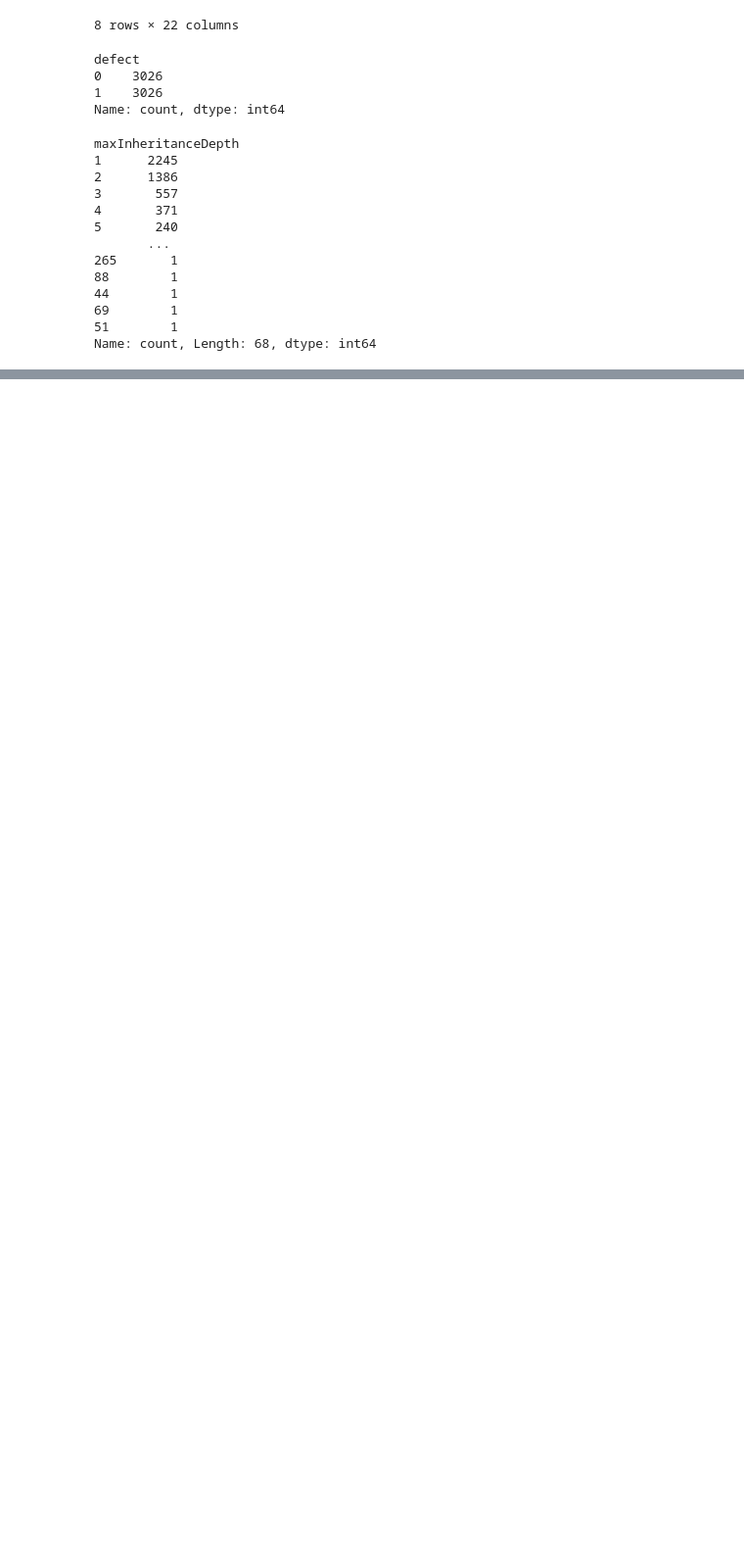
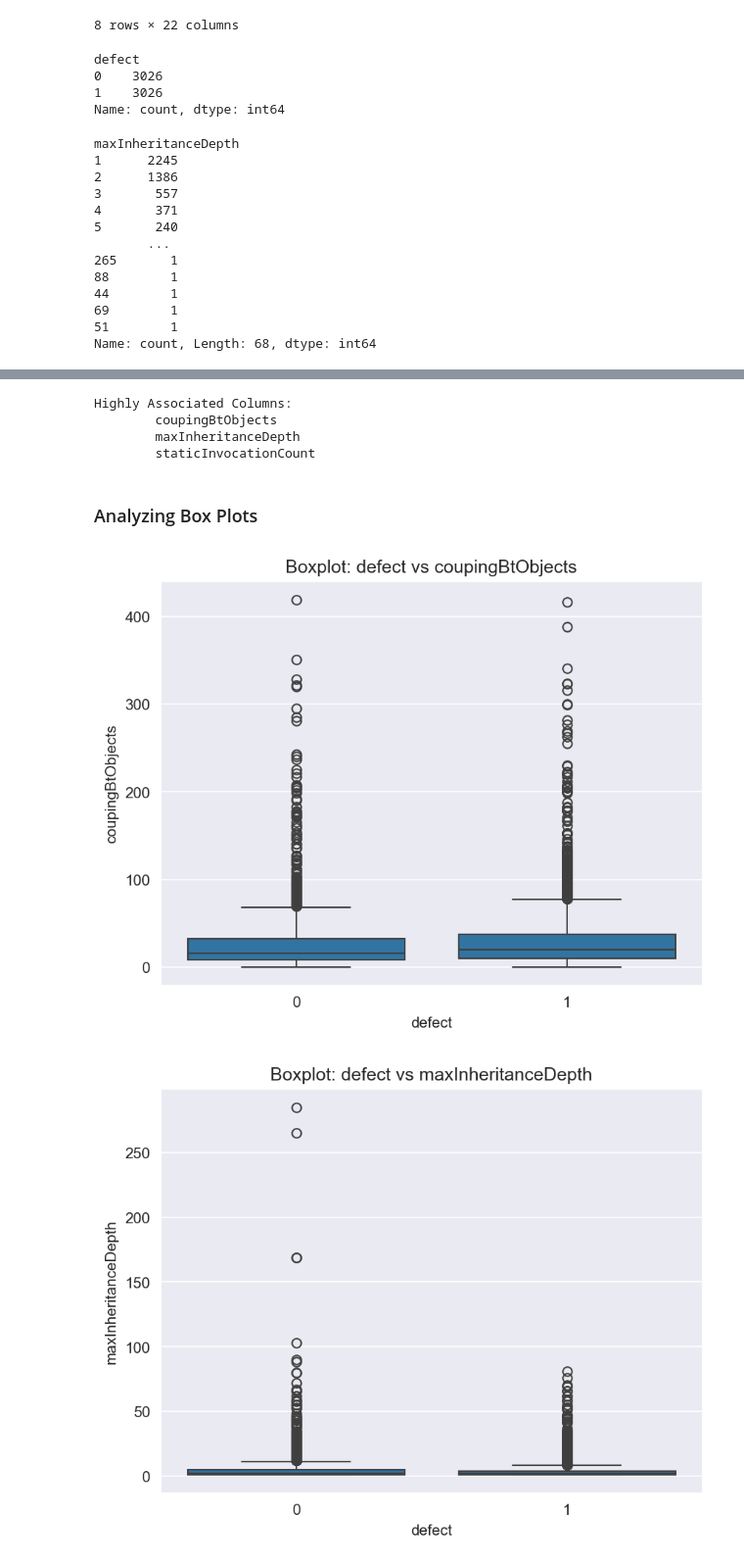
Before and after one commit to Snakekill88/AI_Tools_Final_Project, a Jupyter notebook: AI_Tools_Final_Project.ipynb, the cells around one changed output, grey strips where cells are left out. Shown at 98% size. Cells and saved outputs as stored; diff of their text form; code cells hidden in the pictures; blank space fills up the shorter version.

```diff
--- a/AI_Tools_Final_Project.ipynb
+++ b/AI_Tools_Final_Project.ipynb
@@ -239,0 +250,7 @@ Name: count, Length: 68, dtype: int64
+# %%
+DEFECT_COL = 'defect'
+
+INPUT_COLUMNS = [x for x in metrics_dataframe.columns if x != DEFECT_COL and x != 'SHA']
+
+print(len(INPUT_COLUMNS))
+print(INPUT_COLUMNS)
@@ -239,0 +260,5 @@ Name: count, Length: 68, dtype: int64
+# %%
+def create_boxplot(df, cat_col, y_col):
+    sns.boxplot(data=df, x=cat_col, y=y_col)
+    plt.title(f'Boxplot: {cat_col} vs {y_col}')
+    plt.show()
@@ -239,0 +273,13 @@ Name: count, Length: 68, dtype: int64
+# %%
+def perform_kruskal_wallis(df, cat_col, y_col):
+    groups = [df[y_col][df[cat_col] == category] for category in df[cat_col].unique()]
+    h_stat, p_value = kruskal(*groups)
+    return h_stat, p_value
+# %%
+low_p_values = []
+
+for index, col in enumerate(INPUT_COLUMNS):
+    kruskal_metrics = perform_kruskal_wallis(metrics_dataframe, DEFECT_COL, col)
+    print(f'{index}-{col}:\n\tH-Statistic: {kruskal_metrics[0]}\n\tP-Value: {kruskal_metrics[1]}')
+    if kruskal_metrics[1] < 0.05:
+        low_p_values.append(index)
@@ -239,0 +304,17 @@ Name: count, Length: 68, dtype: int64
+# %%
+print('\nHighly Associated Columns:')
+for index in low_p_values:
+    print(f'\t{INPUT_COLUMNS[index]}')
+# %% [output]
+Highly Associated Columns:
+        coupingBtObjects
+        maxInheritanceDepth
+        staticInvocationCount
+# %% [markdown]
+### Analyzing Box Plots
+# %%
+for col_index in low_p_values:
+    create_boxplot(metrics_dataframe, DEFECT_COL, INPUT_COLUMNS[col_index])
+# %% [output]
+[figure, added]
+[figure, added]
```
Also changed, not shown: parts of 21 cells of this notebook, 1 other file.
